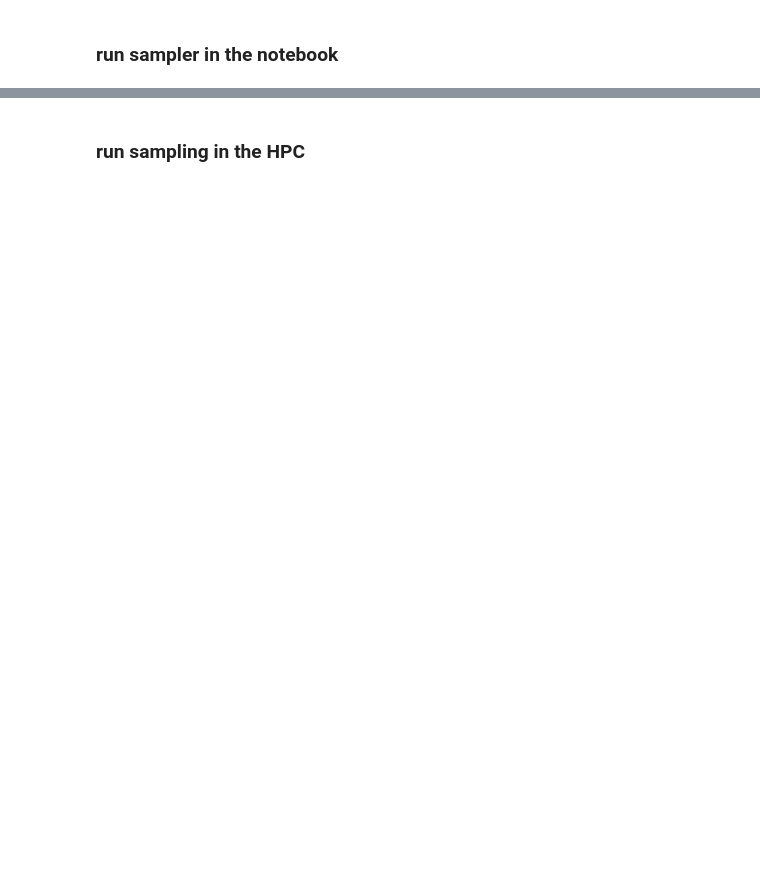
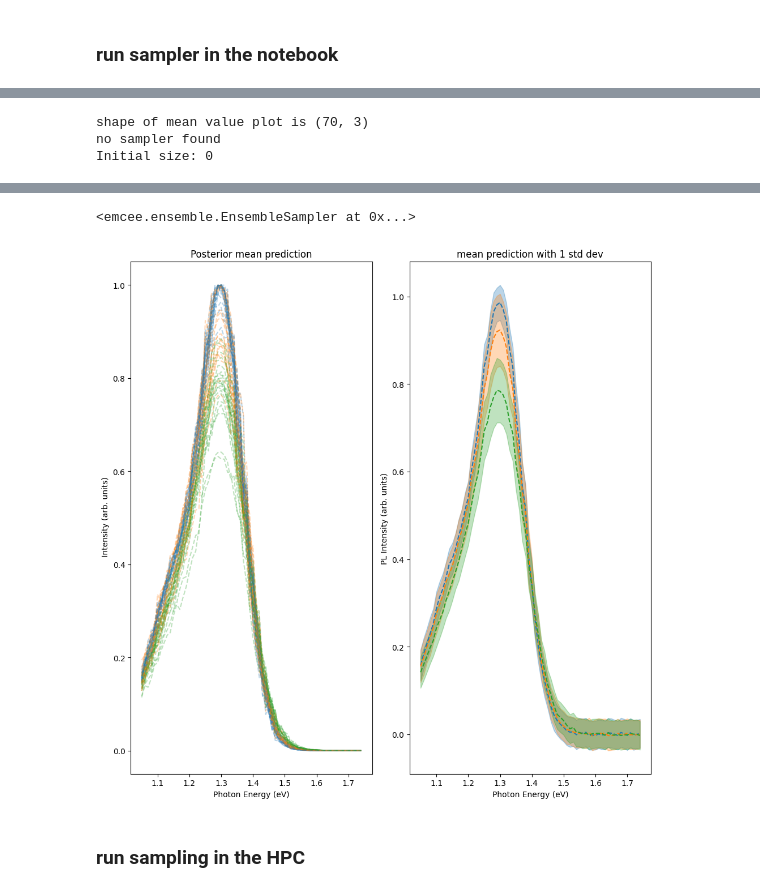
Before and after one commit to mohammedazzouzi15/pl_temp_fit, a Jupyter notebook: notebook/1_run_sampling_PL.ipynb, the cells around one changed output, grey strips where cells are left out. Saved outputs shown, nothing was run; the diff lists cells and outputs as text; code cells hidden in the pictures; blank space fills up the shorter version.

Commit message:
fixed single sampling

```diff
--- a/notebook/1_run_sampling_PL.ipynb
+++ b/notebook/1_run_sampling_PL.ipynb
@@ -125,10 +116,10 @@ fit_PL_utils.run_sampler_parallel(
     min_bounds,
     max_bounds,
     model_config,
-    nsteps=5,
+    nsteps=2,
     coeff_spread=1,
     num_coords = 32,
     restart_sampling=False,
-    num_processes=32,
+    num_processes=None,
 )
 # %% [output]
@@ -140,0 +129,59 @@ multi process took 61.4 seconds
+# %%
+from pl_temp_fit import fit_PL_utils
+from pl_temp_fit import fit_PL_utils, Emcee_utils
+importlib.reload(generate_data_utils)
+importlib.reload(covariance_utils)
+importlib.reload(fit_PL_utils)
+importlib.reload(Emcee_utils)
+
+
+Temp_std_err = model_config_save['Temp_std_err']
+hws_std_err = model_config_save['hws_std_err']
+relative_intensity_std_error_PL = model_config_save['relative_intensity_std_error_PL']
+sigma = model_config_save['sigma']
+save_folder = model_config_save['save_folder']
+fixed_parameters_dict = model_config_save['fixed_parameters_dict']
+params_to_fit_init = model_config_save['params_to_fit_init']
+min_bounds = model_config_save['min_bounds']
+max_bounds = model_config_save['max_bounds']
+csv_name = model_config_save['csv_name_PL']
+Exp_data, temperature_list, hws = Exp_data_utils.read_data(csv_name)
+
+co_var_mat_PL, variance_PL = (
+    covariance_utils.plot_generated_data_PL(
+        save_folder,
+        model_config,
+        savefig=True,
+        fixed_parameters_dict=fixed_parameters_dict,
+        params_to_fit=true_parameters,
+    )
+)
+filename = model_config_save['save_folder'] + "/sampler_single.h5"
+if os.path.exists(filename):
+    reader = emcee.backends.HDFBackend(filename, name="multi_core")
+    distribution = reader.get_chain(discard=0, flat=True)
+    true_parameters = fit_PL_utils.get_param_dict(model_config_save['params_to_fit_init'],distribution[-1])
+else:
+    true_parameters = model_config_save['params_to_fit_init']
+    print('no sampler found')
+save_folder = model_config_save['save_folder'] + '/single_core'
+os.makedirs(save_folder, exist_ok=True)
+fit_PL_utils.run_sampler_single(
+    save_folder,
+    Exp_data,
+    co_var_mat_PL,
+    params_to_fit_init,
+    fixed_parameters_dict,
+    min_bounds,
+    max_bounds,
+    model_config,
+    nsteps=20,
+    coeff_spread=1,
+    num_coords = 32,
+    restart_sampling=True,
+    #num_processes=32,
+)
+# %% [output]
+shape of mean value plot is (70, 3)
+no sampler found
+Initial size: 0
@@ -141,3 +189,5 @@ multi process took 61.4 seconds
+<emcee.ensemble.EnsembleSampler at 0x...>
+[figure, added]
 # %% [markdown]
 ### run sampling in the HPC
 # %%
```
Also changed, not shown: parts of 8 cells of this notebook, 2 other files.
